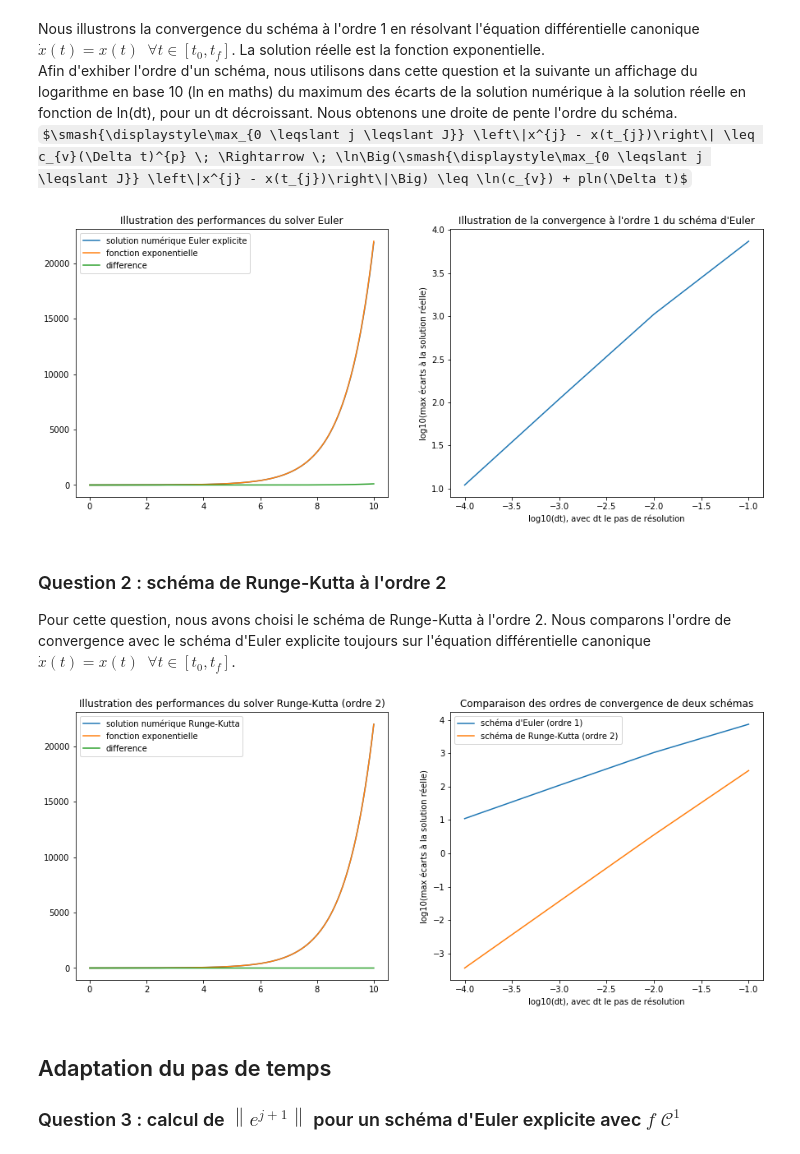
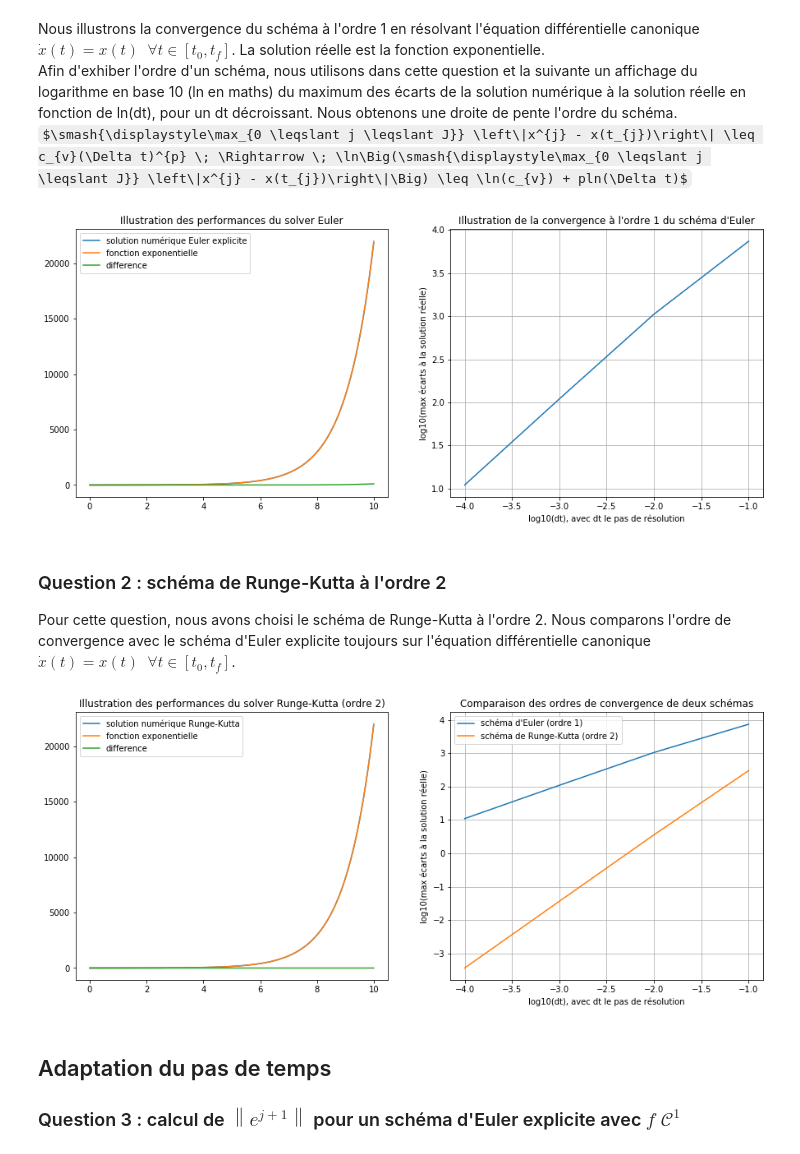
Before and after one commit to DCaperaa/Projet-numerique-II, a Jupyter notebook: Projet numerique II - Notebook.ipynb, the cells around one changed output. Drawn from its saved outputs; the diff is of its cells as text; code cells hidden in the pictures; some formulas as TeX source.

```diff
--- a/Projet numerique II - Notebook.ipynb
+++ b/Projet numerique II - Notebook.ipynb
@@ -45,23 +45,24 @@ def convergence_euler(f, x0, tf, t0=0, nbiter=4):
 # %%
 f = lambda t, x : x
 time, num_solution_euler = solve_euler_explicit(f, 1, 0.001, 10)
 Y = np.exp(time)
 Z = [y - x for y, x in zip(Y, num_solution_euler)]
 
 fig, (ax1, ax2) = plt.subplots(1, 2, figsize = (15, 6))
 log_list_dt, log_max_difference_euler = convergence_euler(f, 1, 10)
 ax1.plot(time, num_solution_euler, label = 'solution numérique Euler explicite')
 ax1.plot(time, Y, label = 'fonction exponentielle')
 ax1.plot(time, Z, label = 'difference')
 ax1.set_title("Illustration des performances du solver Euler")
 ax1.legend()
 ax2.plot(log_list_dt, log_max_difference_euler)
 ax2.set_title("Illustration de la convergence à l'ordre 1 du schéma d'Euler")
 ax2.set(xlabel = 'log10(dt), avec dt le pas de résolution', ylabel = \
     'log10(max écarts à la solution réelle)')
+plt.grid(True)
 plt.show()
 # %% [output]
-[figure, old version]
+[figure, new version]
 # %% [markdown]
 ### Question 2 : schéma de Runge-Kutta à l'ordre 2
 Pour cette question, nous avons choisi le schéma de Runge-Kutta à l'ordre 2. Nous comparons l'ordre de convergence avec le schéma d'Euler explicite toujours sur l'équation différentielle canonique $\dot x(t) = x(t) \;\; \forall t \in \left[t_{0}, t_{f}\right]$.
@@ -115,9 +116,10 @@ ax2.set_title("Comparaison des ordres de convergence de deux schémas")
 ax2.set(xlabel = 'log10(dt), avec dt le pas de résolution', ylabel = \
     'log10(max écarts à la solution réelle)')
 ax2.legend()
+plt.grid(True)
 plt.show()
 # %% [output]
-[figure, old version]
+[figure, new version]
 # %% [markdown]
 ## Adaptation du pas de temps
 ### Question 3 : calcul de $\left\| e^{j+1} \right\|$ pour un schéma d'Euler explicite avec $f \;\mathcal{C}^{1}$
```
Also changed, not shown: parts of 5 cells of this notebook.
